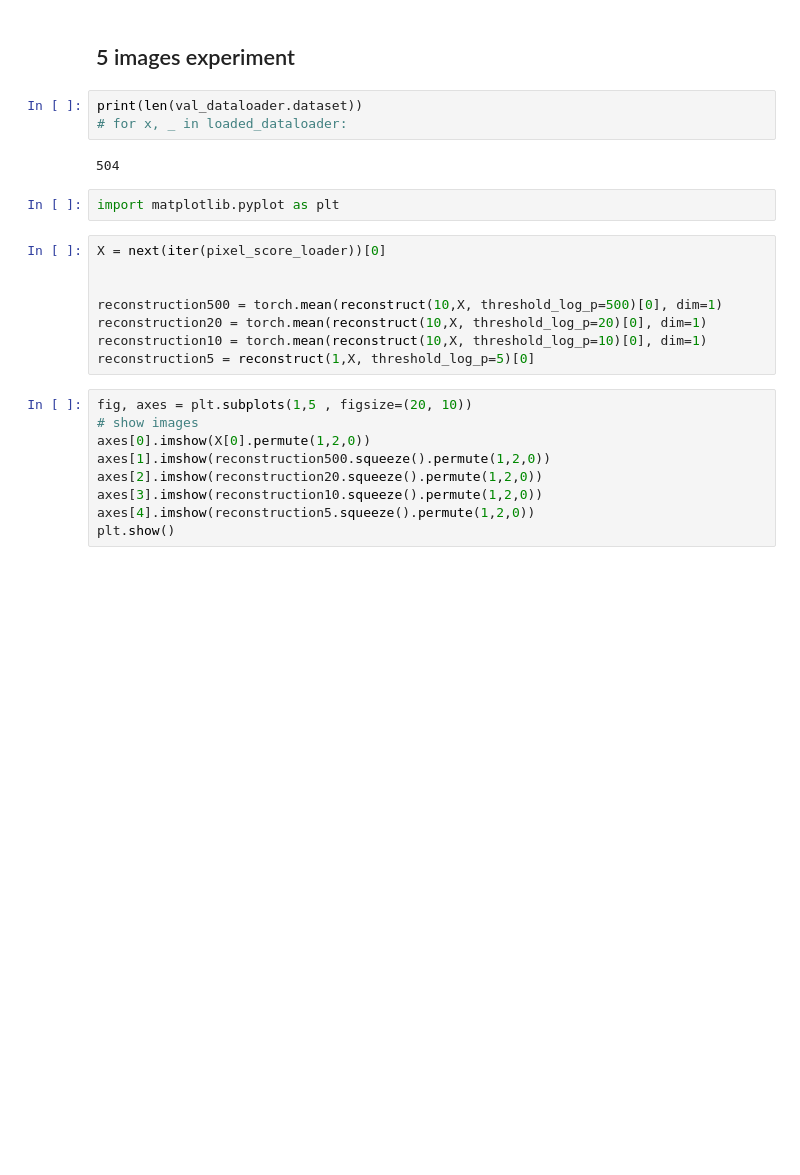
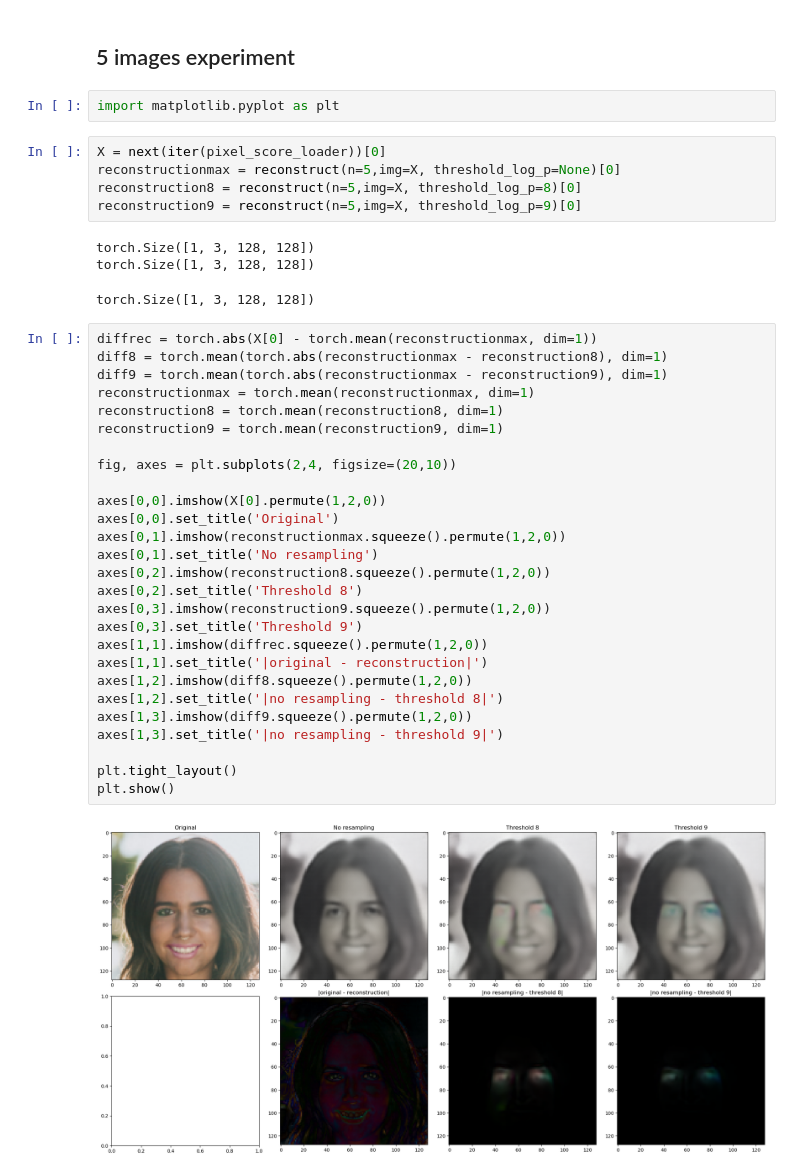
Before and after one commit to JonasElburgUVA/AnomalyDetection, a Jupyter notebook: src/DeepFake/optimal_thresholds.ipynb, the cells around one changed output. Cells and saved outputs as stored; diff of their text form; blank space fills up the shorter version.

Commit message:
pixel threshold

```diff
--- a/src/DeepFake/optimal_thresholds.ipynb
+++ b/src/DeepFake/optimal_thresholds.ipynb
@@ -164,26 +162,42 @@ for X,_ in loaded_dataloader:
 # %% [markdown]
 ## 5 images experiment
-# %%
-print(len(val_dataloader.dataset))
-# for x, _ in loaded_dataloader:
-# %% [output]
-504
 # %%
 import matplotlib.pyplot as plt
-# %%
-X = next(iter(pixel_score_loader))[0]
-
-
-reconstruction500 = torch.mean(reconstruct(10,X, threshold_log_p=500)[0], dim=1)
-reconstruction20 = torch.mean(reconstruct(10,X, threshold_log_p=20)[0], dim=1)
-reconstruction10 = torch.mean(reconstruct(10,X, threshold_log_p=10)[0], dim=1)
-reconstruction5 = reconstruct(1,X, threshold_log_p=5)[0]
-# %%
-fig, axes = plt.subplots(1,5 , figsize=(20, 10))
-# show images
-axes[0].imshow(X[0].permute(1,2,0))
-axes[1].imshow(reconstruction500.squeeze().permute(1,2,0))
-axes[2].imshow(reconstruction20.squeeze().permute(1,2,0))
-axes[3].imshow(reconstruction10.squeeze().permute(1,2,0))
-axes[4].imshow(reconstruction5.squeeze().permute(1,2,0))
-plt.show()
+# %%
+X = next(iter(pixel_score_loader))[0]
+reconstructionmax = reconstruct(n=5,img=X, threshold_log_p=None)[0]
+reconstruction8 = reconstruct(n=5,img=X, threshold_log_p=8)[0]
+reconstruction9 = reconstruct(n=5,img=X, threshold_log_p=9)[0]
+# %% [output]
+torch.Size([1, 3, 128, 128])
+torch.Size([1, 3, 128, 128])
+torch.Size([1, 3, 128, 128])
+# %%
+diffrec = torch.abs(X[0] - torch.mean(reconstructionmax, dim=1))
+diff8 = torch.mean(torch.abs(reconstructionmax - reconstruction8), dim=1)
+diff9 = torch.mean(torch.abs(reconstructionmax - reconstruction9), dim=1)
+reconstructionmax = torch.mean(reconstructionmax, dim=1)
+reconstruction8 = torch.mean(reconstruction8, dim=1)
+reconstruction9 = torch.mean(reconstruction9, dim=1)
+
+fig, axes = plt.subplots(2,4, figsize=(20,10))
+
+axes[0,0].imshow(X[0].permute(1,2,0))
+axes[0,0].set_title('Original')
+axes[0,1].imshow(reconstructionmax.squeeze().permute(1,2,0))
+axes[0,1].set_title('No resampling')
+axes[0,2].imshow(reconstruction8.squeeze().permute(1,2,0))
+axes[0,2].set_title('Threshold 8')
+axes[0,3].imshow(reconstruction9.squeeze().permute(1,2,0))
+axes[0,3].set_title('Threshold 9')
+axes[1,1].imshow(diffrec.squeeze().permute(1,2,0))
+axes[1,1].set_title('|original - reconstruction|')
+axes[1,2].imshow(diff8.squeeze().permute(1,2,0))
+axes[1,2].set_title('|no resampling - threshold 8|')
+axes[1,3].imshow(diff9.squeeze().permute(1,2,0))
+axes[1,3].set_title('|no resampling - threshold 9|')
+
+plt.tight_layout()
+plt.show()
+# %% [output]
+[figure, added]
```
Also changed, not shown: parts of 3 cells of this notebook.
